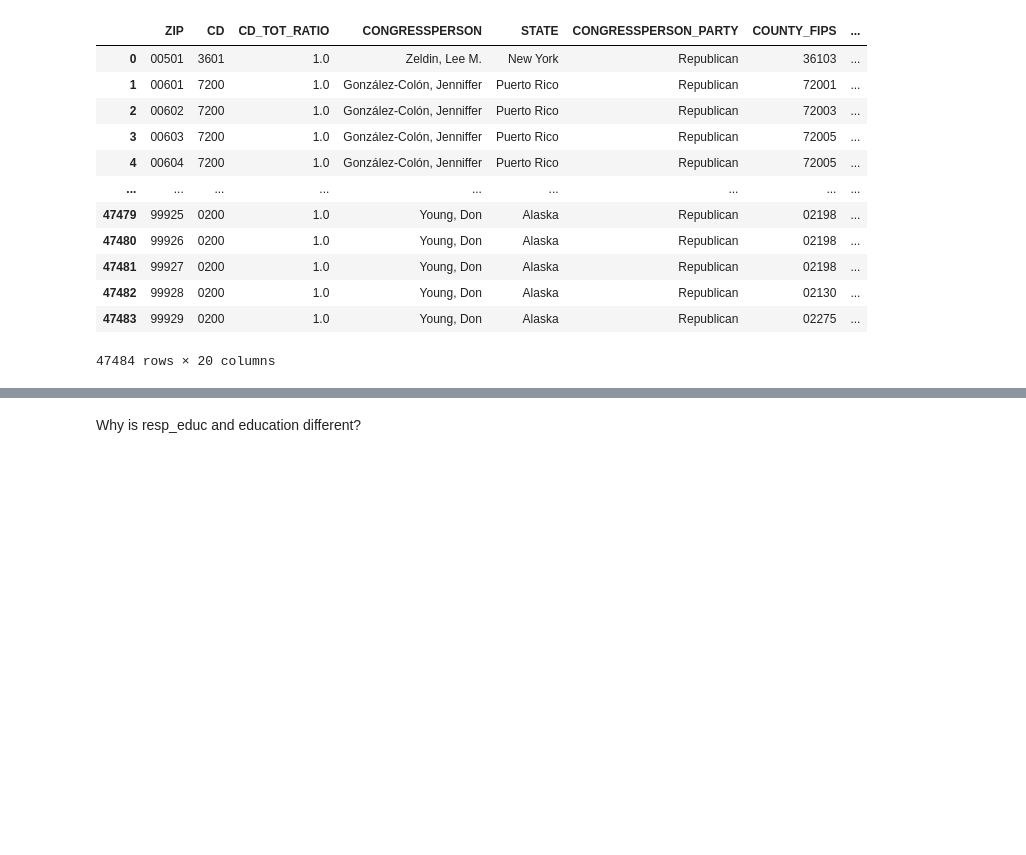
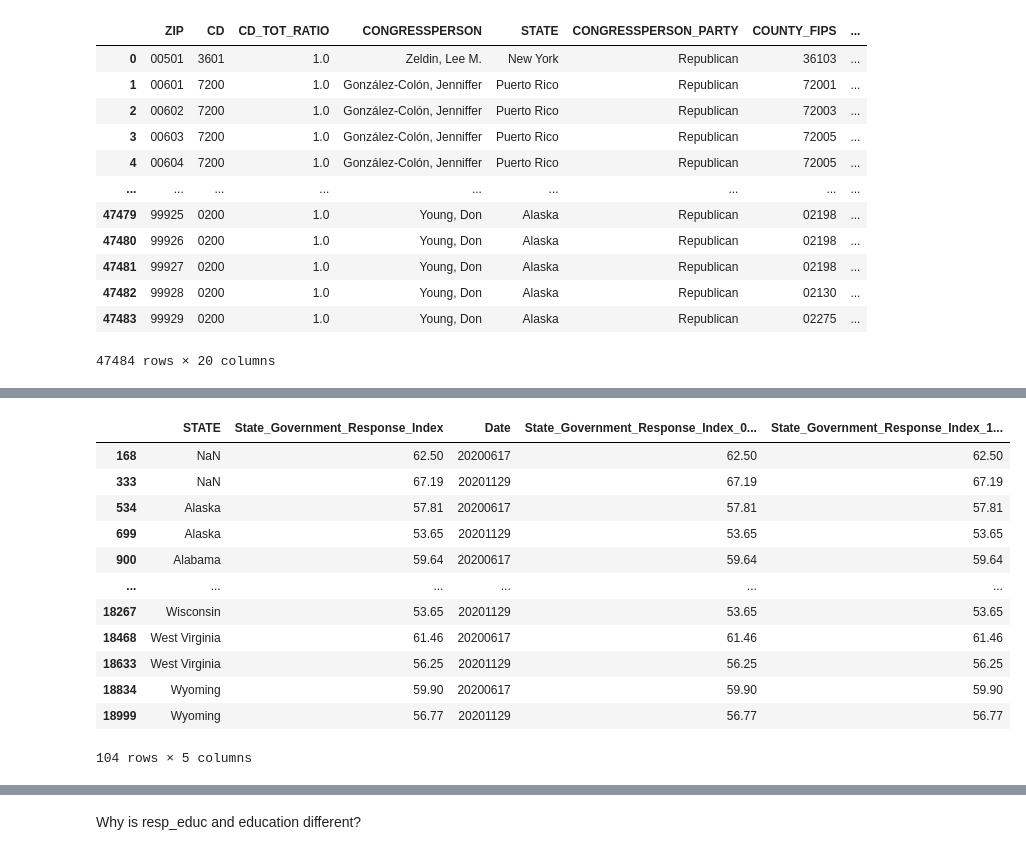
Before and after one commit to chrissoria/BICS_Political_Polarization, a Jupyter notebook: DF/BICS_Supplementary_Geography_File.ipynb, the cells around one changed output, grey strips where cells are left out. Saved outputs shown, nothing was run; the diff lists cells and outputs as text; code cells hidden in the pictures; blank space fills up the shorter version.

```diff
--- a/DF/BICS_Supplementary_Geography_File.ipynb
+++ b/DF/BICS_Supplementary_Geography_File.ipynb
@@ -276,0 +306,32 @@ ZIP_FEATURES
+# %%
+State_Restrictions_df['State_Government_Response_Index_06172020'] = State_Restrictions_df.apply(
+    lambda row: row['State_Government_Response_Index'] if row['Date'] == "20200617" else "0", axis=1
+)
+
+State_Restrictions_df['State_Government_Response_Index_06172020'] = State_Restrictions_df.apply(
+    lambda row: row['State_Government_Response_Index'] if row['State_Government_Response_Index_06172020'] == "0" else row['State_Government_Response_Index_06172020'], axis=1
+)
+
+State_Restrictions_df['State_Government_Response_Index_11192020'] = State_Restrictions_df.apply(
+    lambda row: row['State_Government_Response_Index'] if row['Date'] == "20201129" else "0", axis=1
+)
+
+State_Restrictions_df['State_Government_Response_Index_11192020'] = State_Restrictions_df.apply(
+    lambda row: row['State_Government_Response_Index'] if row['State_Government_Response_Index_11192020'] == "0" else row['State_Government_Response_Index_11192020'], axis=1
+)
+
+State_Restrictions_df
+# %% [output]
+|  | STATE | State_Government_Response_Index | Date | State_Government_Response_Index_0... | State_Government_Response_Index_1... |
+| 168 | NaN | 62.50 | 20200617 | 62.50 | 62.50 |
+| 333 | NaN | 67.19 | 20201129 | 67.19 | 67.19 |
+| 534 | Alaska | 57.81 | 20200617 | 57.81 | 57.81 |
+| 699 | Alaska | 53.65 | 20201129 | 53.65 | 53.65 |
+| 900 | Alabama | 59.64 | 20200617 | 59.64 | 59.64 |
+| ... | ... | ... | ... | ... | ... |
+| 18267 | Wisconsin | 53.65 | 20201129 | 53.65 | 53.65 |
+| 18468 | West Virginia | 61.46 | 20200617 | 61.46 | 61.46 |
+| 18633 | West Virginia | 56.25 | 20201129 | 56.25 | 56.25 |
+| 18834 | Wyoming | 59.90 | 20200617 | 59.90 | 59.90 |
+| 18999 | Wyoming | 56.77 | 20201129 | 56.77 | 56.77 |
+104 rows × 5 columns
```
Also changed, not shown: parts of 3 cells of this notebook, 11 other files.
